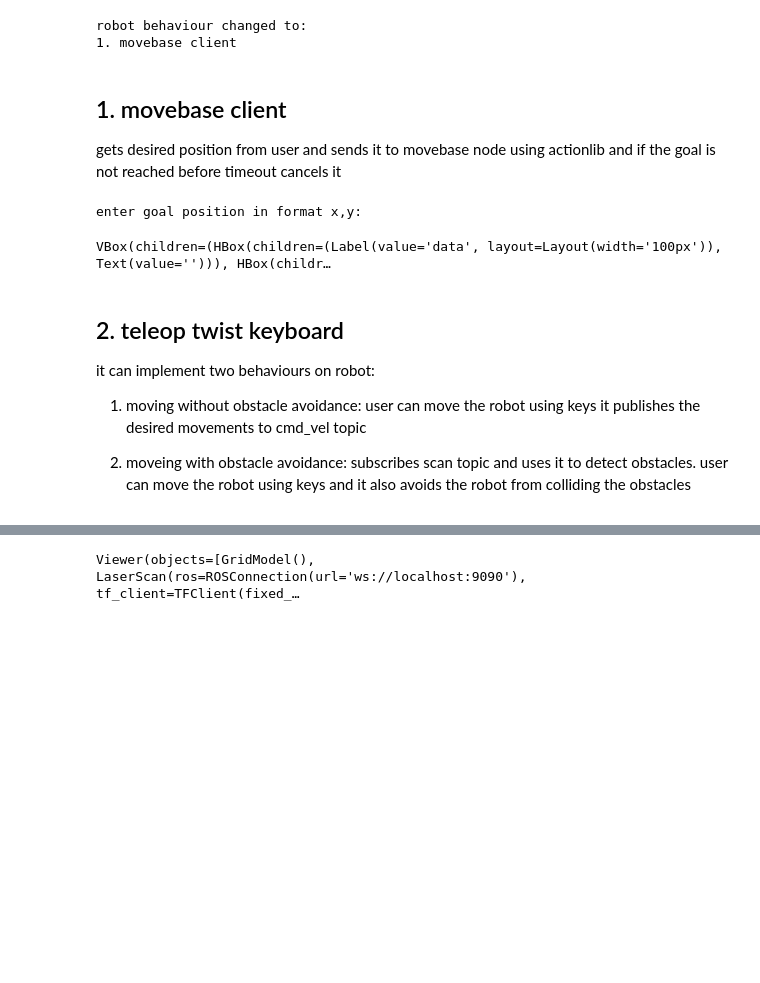
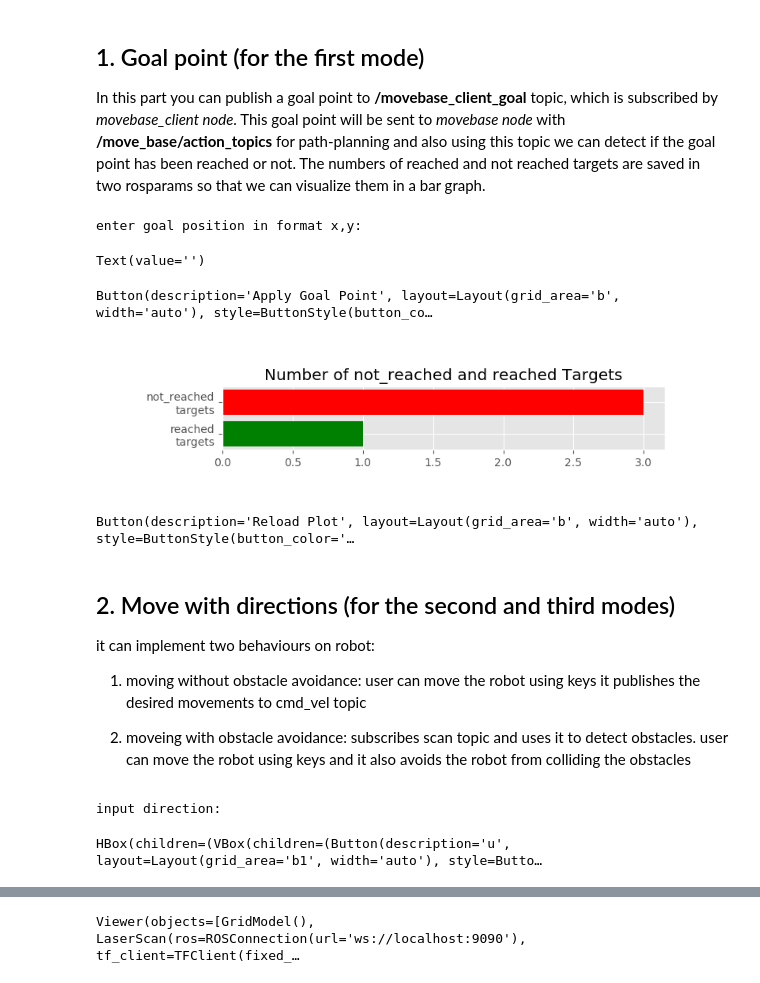
Before and after one commit to aliy98/ros-gmapping-movebase, a Jupyter notebook: notebook/ros_gmapping_movebase.ipynb, the cells around one changed output, grey strips where cells are left out. Cells and saved outputs as stored; diff of their text form; code cells hidden in the pictures; blank space fills up the shorter version.

Commit message:
jupyter notebook edited

```diff
--- a/notebook/ros_gmapping_movebase.ipynb
+++ b/notebook/ros_gmapping_movebase.ipynb
@@ -7,0 +112,25 @@ This ROS package provides three behaviors for controlling a simulated mobile rob
+# %%
+class TargetsAnalysis:
+    def __init__(self):
+        self.reached_target = 0
+        self.not_reached_target = 0
+        self.fig = plt.figure(figsize=(8,2))
+        self.b = Button(description='Reload Plot',layout=Layout(width='auto', grid_area='b'),style=ButtonStyle(button_color='lightblue'))
+        self.o = Output()
+
+    def get_target_param(self):
+        if (rospy.has_param('/reached_targets')):
+            self.reached_target = rospy.get_param('/reached_targets')
+        if (rospy.has_param('/not_reached_targets')):
+            self.not_reached_target = rospy.get_param('/not_reached_targets')
+
+    def plot_init(self):
+        self.axes_2 = self.fig.add_axes([0.2, 0.3, 0.7, 0.4])
+        self.axes_2.set_title('Number of not_reached and reached Targets')
+        self.get_target_param()
+        self.axes_2.barh(('reached\ntargets', 'not_reached\ntargets'),(self.reached_target, self.not_reached_target),color=[ 'green','red'])
+
+    def on_button_clicked(self, b):
+        with self.o:
+            self.axes_2.cla()
+            self.plot_init()
@@ -23,32 +234,37 @@ RadioButtons(options=('1. movebase client', '2. teleop keyboard', '3. assisted t
-# %%
-# changes robot's behaviour and sends the corresponding response to other three nodes
-if w.value == '1. movebase client':
-    rospy.set_param('robot_state', '1')
-elif w.value == '2. teleop keyboard':
-    rospy.set_param('robot_state', '2')
-elif w.value == '3. assisted teleop':
-    rospy.set_param('robot_state', '3')
-print("robot behaviour changed to: ")
-print(w.value)
-# %% [output]
-robot behaviour changed to:
-1. movebase client
 # %% [markdown]
-## 1. movebase client
-gets desired position from user and sends it to movebase node using actionlib and if the goal is not reached before timeout cancels it
+## 1. Goal point (for the first mode)
+
+In this part you can publish a goal point to **/movebase_client_goal** topic, which is subscribed by *movebase_client node*. This goal point will be sent to *movebase node* with **/move_base/action_topics** for path-planning and also using this topic we can detect if the goal point has been reached or not. The numbers of reached and not reached targets are saved in two rosparams so that we can visualize them in a bar graph.
 # %%
-import jupyros as jr
-from std_msgs.msg import String
-
-print("enter goal position in format x,y:\n")
-rospy.init_node('jupyter_node')
-jr.publish('/movebase_client_goal', String)
+print("enter goal position in format x,y:")
+st = SendTarget()
+st.main()
+st.b
 # %% [output]
 enter goal position in format x,y:
-VBox(children=(HBox(children=(Label(value='data', layout=Layout(width='100px')), Text(value=''))), HBox(childr…
+Text(value='')
+Button(description='Apply Goal Point', layout=Layout(grid_area='b', width='auto'), style=ButtonStyle(button_co…
+# %%
+%matplotlib widget
+ta = TargetsAnalysis()
+ta.plot_init()
+ta.b.on_click(ta.on_button_clicked)
+plt.show()
+ta.b
+# %% [output]
+[figure, added]
+Button(description='Reload Plot', layout=Layout(grid_area='b', width='auto'), style=ButtonStyle(button_color='…
 # %% [markdown]
-## 2. teleop twist keyboard
+## 2. Move with directions (for the second and third modes)
 it can implement two behaviours on robot:
 1. moving without obstacle avoidance: user can move the robot using keys it publishes the desired movements to cmd_vel topic
 
 2. moveing with obstacle avoidance: subscribes scan topic and uses it to detect obstacles. user can move the robot using keys and it also avoids the robot from colliding the obstacles
+# %%
+print("input direction:")
+tb = TeleopButtons()
+tb.main()
+HBox([VBox([tb.b1, tb.b2, tb.b3]),VBox([tb.b4, tb.b5, tb.b6]),VBox([tb.b7, tb.b8, tb.b9])])
+# %% [output]
+input direction:
+HBox(children=(VBox(children=(Button(description='u', layout=Layout(grid_area='b1', width='auto'), style=Butto…
```
Also changed, not shown: parts of 19 cells of this notebook, 2 other files.
